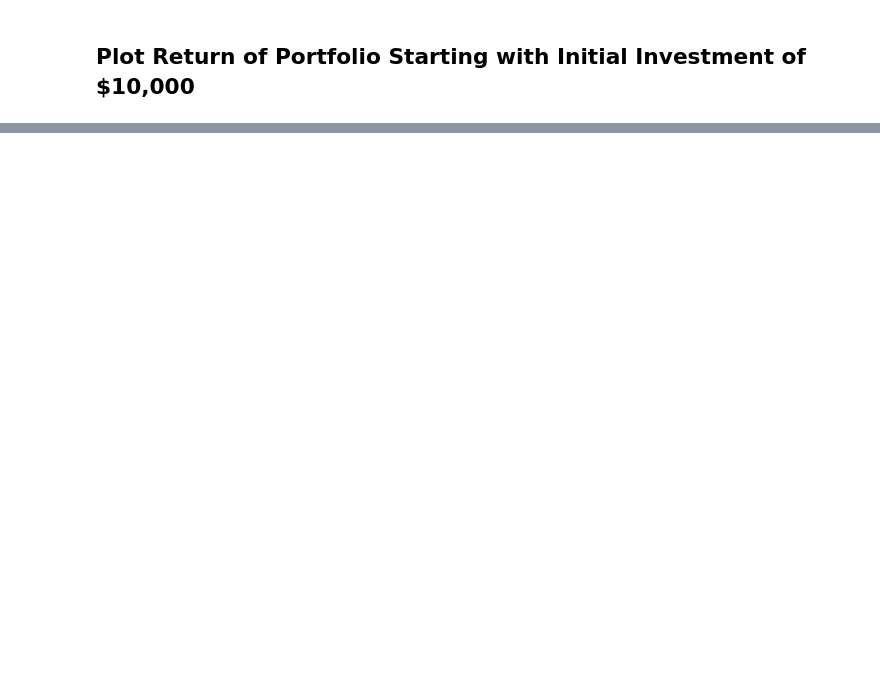
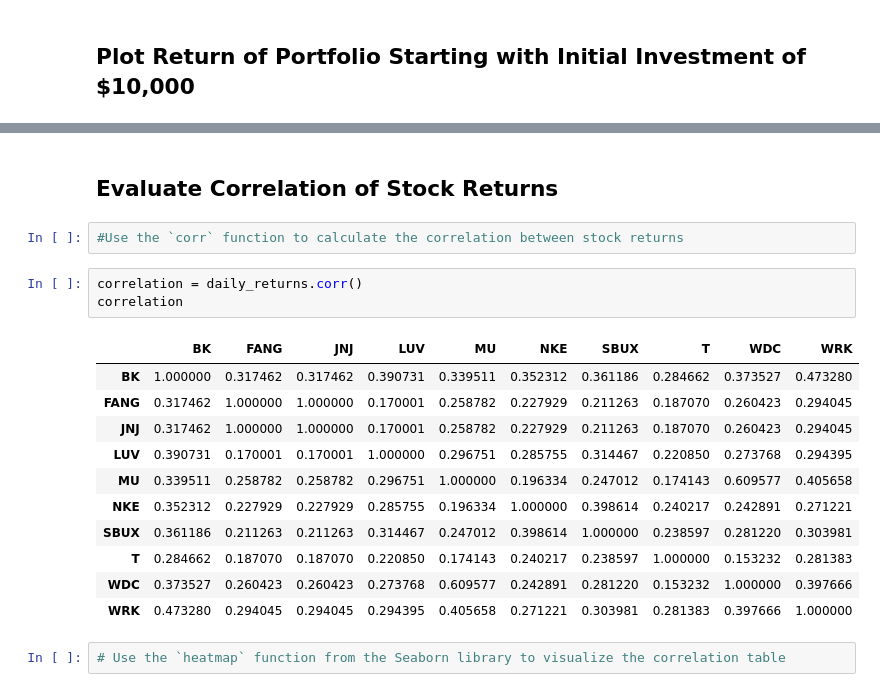
Before and after one commit to Asheladia/Pandas, a Jupyter notebook: Portfolio Planner2.ipynb, the cells around one changed output, grey strips where cells are left out. Cells and saved outputs as stored; diff of their text form; blank space fills up the shorter version.

```diff
--- a/Portfolio Planner2.ipynb
+++ b/Portfolio Planner2.ipynb
@@ -87,0 +166,21 @@ cumulative_profit.plot()
+# %% [markdown]
+##  Evaluate Correlation of Stock Returns
+# %%
+#Use the `corr` function to calculate the correlation between stock returns
+# %%
+correlation = daily_returns.corr()
+correlation
+# %% [output]
+|  | BK | FANG | JNJ | LUV | MU | NKE | SBUX | T | WDC | WRK |
+| BK | 1.000000 | 0.317462 | 0.317462 | 0.390731 | 0.339511 | 0.352312 | 0.361186 | 0.284662 | 0.373527 | 0.473280 |
+| FANG | 0.317462 | 1.000000 | 1.000000 | 0.170001 | 0.258782 | 0.227929 | 0.211263 | 0.187070 | 0.260423 | 0.294045 |
+| JNJ | 0.317462 | 1.000000 | 1.000000 | 0.170001 | 0.258782 | 0.227929 | 0.211263 | 0.187070 | 0.260423 | 0.294045 |
+| LUV | 0.390731 | 0.170001 | 0.170001 | 1.000000 | 0.296751 | 0.285755 | 0.314467 | 0.220850 | 0.273768 | 0.294395 |
+| MU | 0.339511 | 0.258782 | 0.258782 | 0.296751 | 1.000000 | 0.196334 | 0.247012 | 0.174143 | 0.609577 | 0.405658 |
+| NKE | 0.352312 | 0.227929 | 0.227929 | 0.285755 | 0.196334 | 1.000000 | 0.398614 | 0.240217 | 0.242891 | 0.271221 |
+| SBUX | 0.361186 | 0.211263 | 0.211263 | 0.314467 | 0.247012 | 0.398614 | 1.000000 | 0.238597 | 0.281220 | 0.303981 |
+| T | 0.284662 | 0.187070 | 0.187070 | 0.220850 | 0.174143 | 0.240217 | 0.238597 | 1.000000 | 0.153232 | 0.281383 |
+| WDC | 0.373527 | 0.260423 | 0.260423 | 0.273768 | 0.609577 | 0.242891 | 0.281220 | 0.153232 | 1.000000 | 0.397666 |
+| WRK | 0.473280 | 0.294045 | 0.294045 | 0.294395 | 0.405658 | 0.271221 | 0.303981 | 0.281383 | 0.397666 | 1.000000 |
+# %%
+# Use the `heatmap` function from the Seaborn library to visualize the correlation table
```
Also changed, not shown: parts of 23 cells of this notebook, 1 other file.
